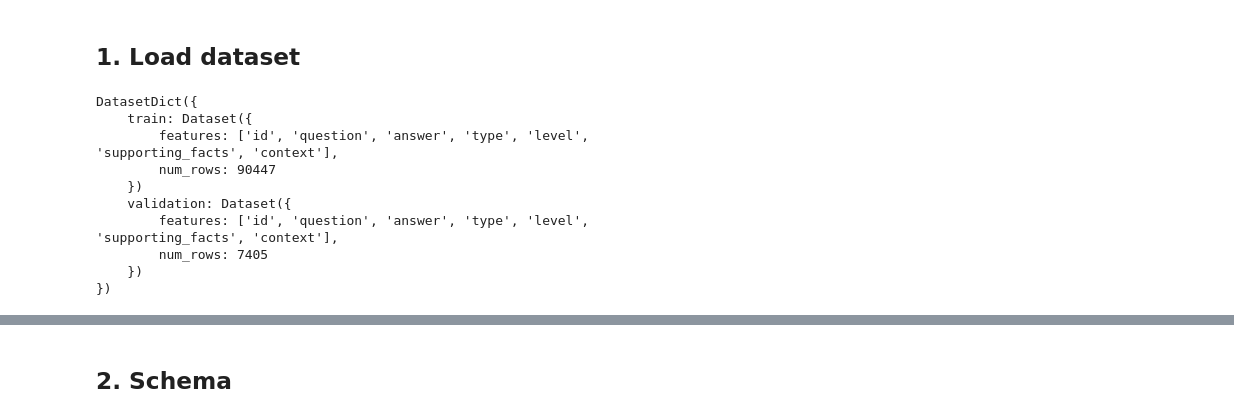
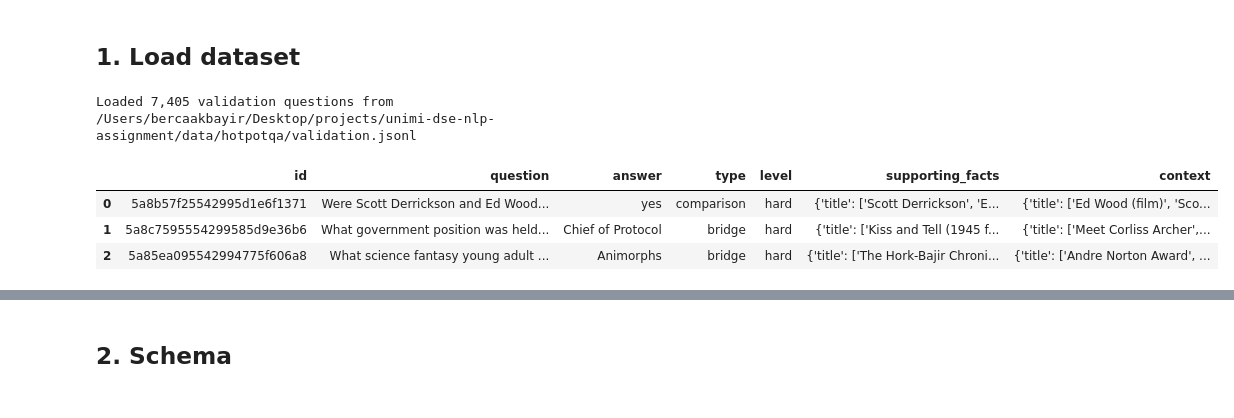
Before and after one commit to bercaakbayir/unimi-dse-nlp-assignment, a Jupyter notebook: notebooks/hotpotqa_analysis.ipynb, the cells around one changed output, grey strips where cells are left out. Drawn from its saved outputs; the diff is of its cells as text; code cells hidden in the pictures.

```diff
--- a/notebooks/hotpotqa_analysis.ipynb
+++ b/notebooks/hotpotqa_analysis.ipynb
@@ -14,24 +19,14 @@ pd.set_option('display.max_columns', None)
 pd.set_option('display.width', None)
 pd.set_option('display.max_colwidth', None)
 # %%
-
-
-ROOT      = Path(".").resolve()
-HF_CACHE  = ROOT / "data" / "hotpotqa" / "hf_cache"
-
-os.environ["HF_DATASETS_CACHE"] = str(HF_CACHE)
-
-ds = load_dataset("hotpot_qa", "distractor", cache_dir=str(HF_CACHE))
-print(ds)
+records = [json.loads(l) for l in DATA_PATH.read_text().splitlines() if l.strip()]
+df = pd.DataFrame(records)
+print(f'Loaded {len(df):,} validation questions from {DATA_PATH}')
+df.head(3)
 # %% [output]
-DatasetDict({
-    train: Dataset({
-        features: ['id', 'question', 'answer', 'type', 'level', 'supporting_facts', 'context'],
-        num_rows: 90447
-    })
-    validation: Dataset({
-        features: ['id', 'question', 'answer', 'type', 'level', 'supporting_facts', 'context'],
-        num_rows: 7405
-    })
-})
+Loaded 7,405 validation questions from /Users/bercaakbayir/Desktop/projects/unimi-dse-nlp-assignment/data/hotpotqa/validation.jsonl
+|  | id | question | answer | type | level | supporting_facts | context |
+| 0 | 5a8b57f25542995d1e6f1371 | Were Scott Derrickson and Ed Wood... | yes | comparison | hard | {'title': ['Scott Derrickson', 'E... | {'title': ['Ed Wood (film)', 'Sco... |
+| 1 | 5a8c7595554299585d9e36b6 | What government position was held... | Chief of Protocol | bridge | hard | {'title': ['Kiss and Tell (1945 f... | {'title': ['Meet Corliss Archer',... |
+| 2 | 5a85ea095542994775f606a8 | What science fantasy young adult ... | Animorphs | bridge | hard | {'title': ['The Hork-Bajir Chroni... | {'title': ['Andre Norton Award', ... |
 # %%
```
Also changed, not shown: parts of 20 cells of this notebook, 2 other files.
